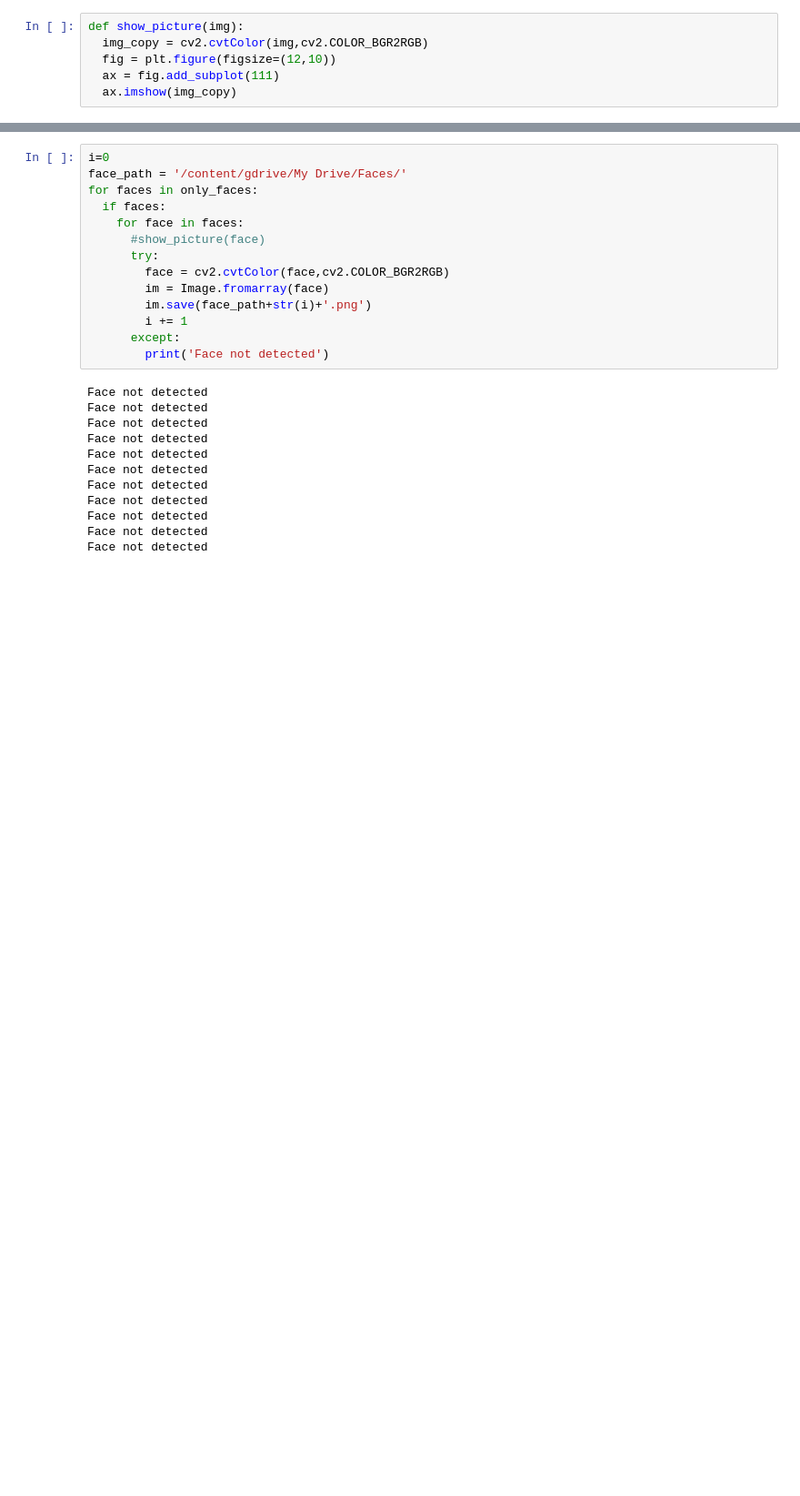
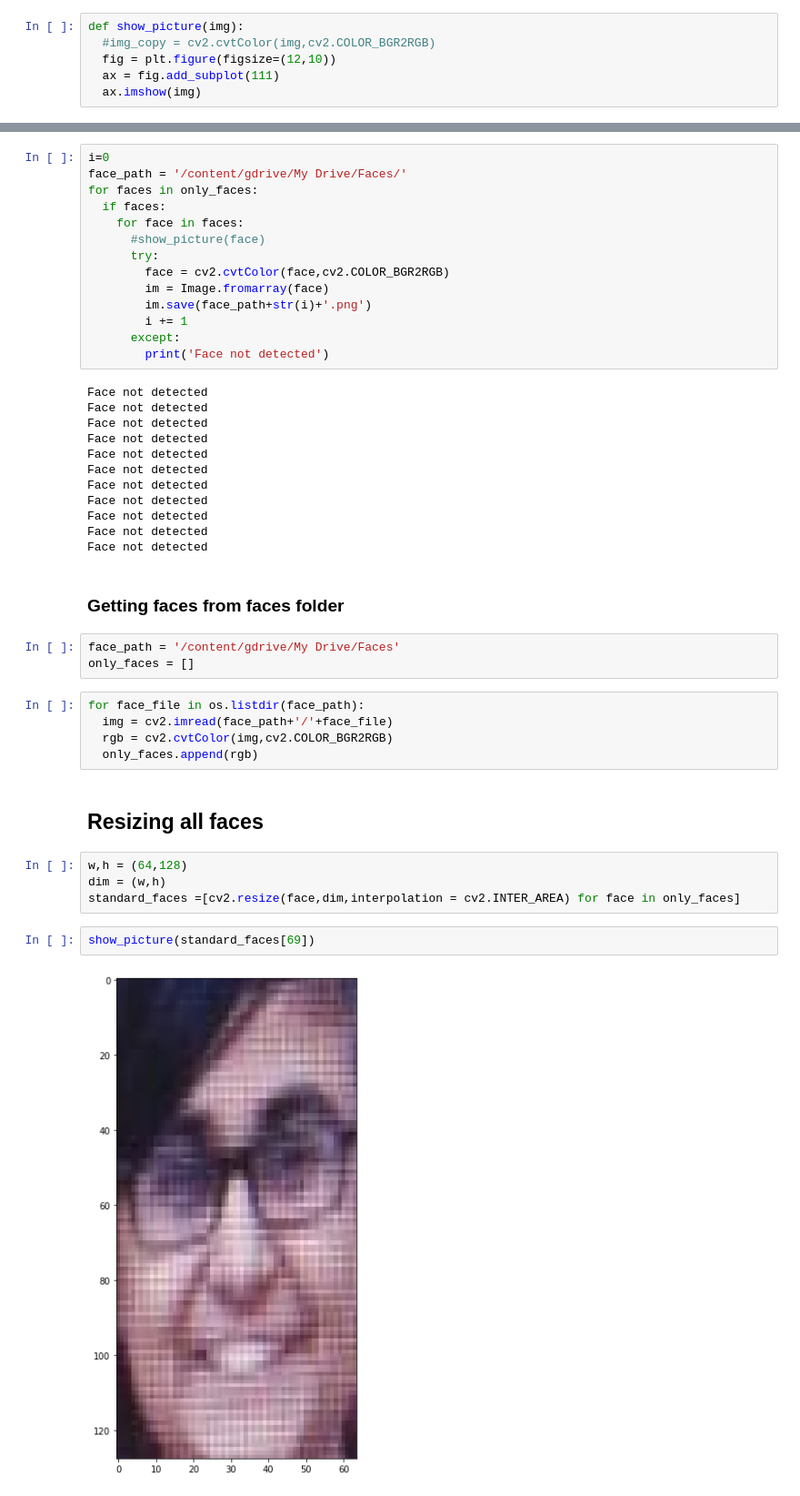
Before and after one commit to seraph-wing/Face_Similarity-Score, a Jupyter notebook: Project(colab)/Face_Similarity_score.ipynb, the cells around one changed output, grey strips where cells are left out. Shown: that part at 91% size. Cells and saved outputs as stored; diff of their text form; blank space fills up the shorter version.

```diff
--- a/Project(colab)/Face_Similarity_score.ipynb
+++ b/Project(colab)/Face_Similarity_score.ipynb
@@ -90,8 +94,8 @@ Number of images found : 400
 #### Sample Image
 # %%
 def show_picture(img):
-  img_copy = cv2.cvtColor(img,cv2.COLOR_BGR2RGB)
+  #img_copy = cv2.cvtColor(img,cv2.COLOR_BGR2RGB)
   fig = plt.figure(figsize=(12,10))
   ax = fig.add_subplot(111)
-  ax.imshow(img_copy)
+  ax.imshow(img)
 # %%
@@ -169,3 +173,23 @@ Face not detected
 Face not detected
 Face not detected
 Face not detected
+# %% [markdown]
+### Getting faces from faces folder
+# %%
+face_path = '/content/gdrive/My Drive/Faces'
+only_faces = []
+# %%
+for face_file in os.listdir(face_path):
+  img = cv2.imread(face_path+'/'+face_file)
+  rgb = cv2.cvtColor(img,cv2.COLOR_BGR2RGB)
+  only_faces.append(rgb)
+# %% [markdown]
+## Resizing all faces
+# %%
+w,h = (64,128)
+dim = (w,h)
+standard_faces =[cv2.resize(face,dim,interpolation = cv2.INTER_AREA) for face in only_faces]
+# %%
+show_picture(standard_faces[69])
+# %% [output]
+[figure, added]
```
Also changed, not shown: parts of 14 cells of this notebook, 1 other file.
